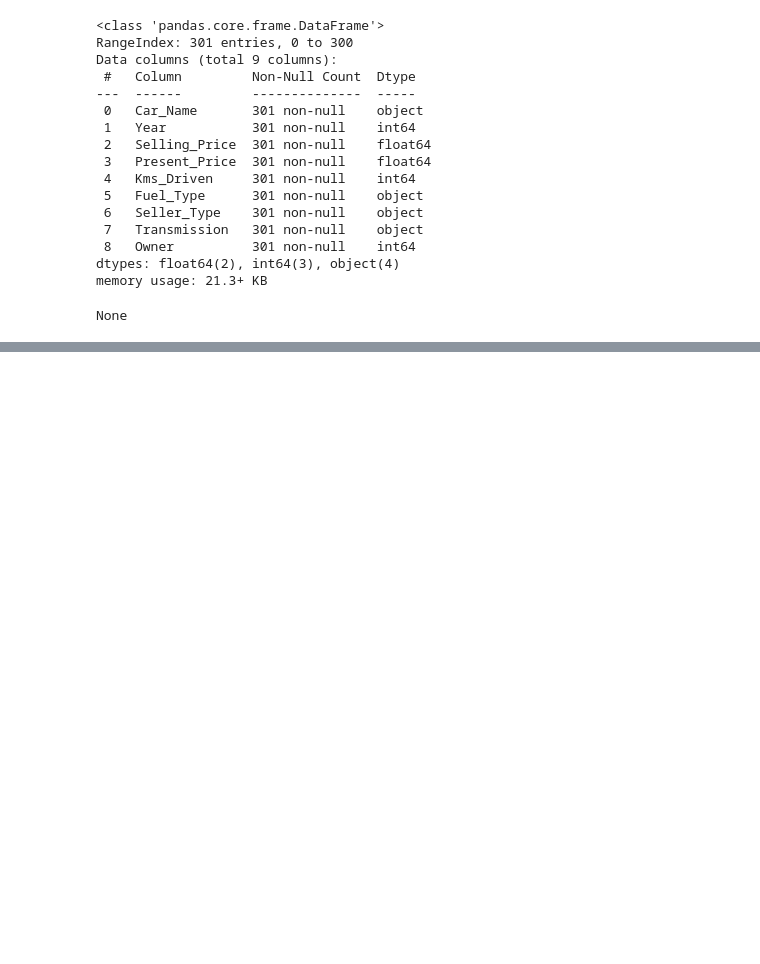
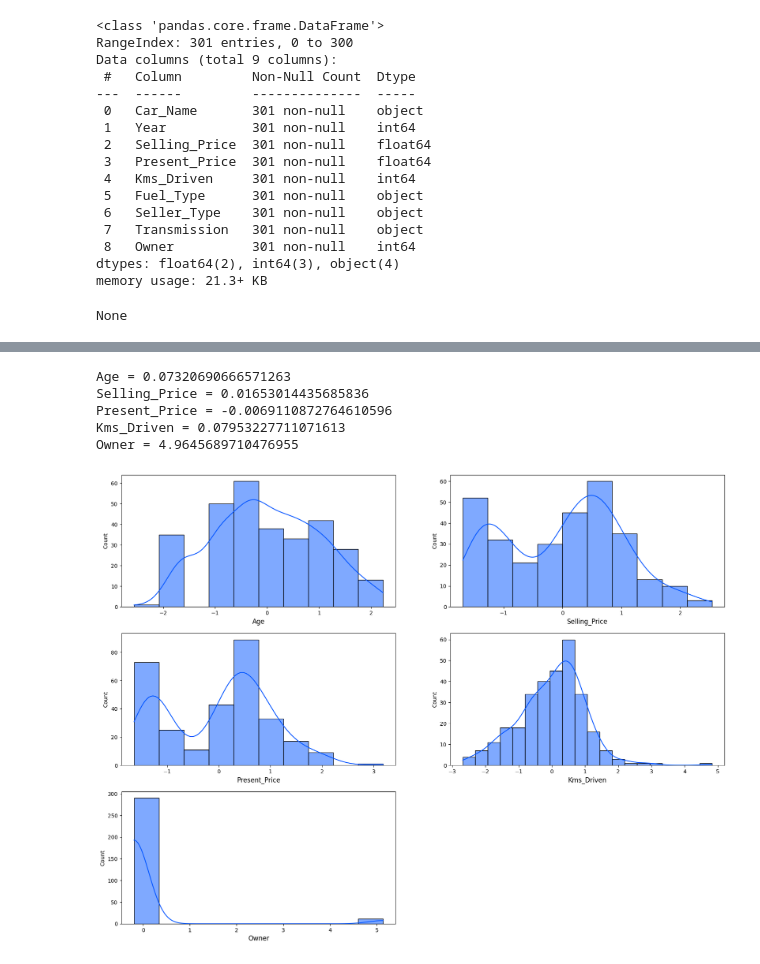
Before and after one commit to BeardedSeal77/Machine-Learning-101, a Jupyter notebook: Study Notebooks/02-Data Prep/2_Data_Prep.ipynb, the cells around one changed output, grey strips where cells are left out. Cells and saved outputs as stored; diff of their text form; code cells hidden in the pictures; blank space fills up the shorter version.

```diff
--- a/Study Notebooks/02-Data Prep/2_Data_Prep.ipynb
+++ b/Study Notebooks/02-Data Prep/2_Data_Prep.ipynb
@@ -83,0 +207,8 @@ display(df.describe())
+# %%
+# All the numeric data is right skewed.
+# if the skew level is > 1 then it is right skewed
+
+for col in numeric_data:
+    print(f'{col} = {df[col].skew()}')
+
+df[numeric_data].head()
@@ -83,0 +227,29 @@ display(df.describe())
+# %%
+# owner has "0" values so we need to use a transformer that can handle "0"
+
+# Use PowerTransformer to handle "0" values
+pt = PowerTransformer(method='yeo-johnson')
+
+# create a new dataframe to store the transformed data
+df_transformed = df.copy()
+df_transformed[numeric_data] = pt.fit_transform(df[numeric_data])
+
+# check the skewness of the transformed data
+for col in numeric_data:
+    print(f'{col} = {df_transformed[col].skew()}')
+
+# owner is still skewed
+
+# plot a histogram of the transformed data
+plt.figure(figsize=(20, 15))
+for i, col in enumerate(df_transformed[numeric_data].columns):
+    plt.subplot(3, 2, i+1)
+    sns.histplot(df_transformed[col], kde=True)
+    plt.xlabel(col, fontsize=12)
+# %% [output]
+Age = 0.07320690666571263
+Selling_Price = 0.01653014435685836
+Present_Price = -0.0069110872764610596
+Kms_Driven = 0.07953227711071613
+Owner = 4.9645689710476955
+[figure, added]
```
Also changed, not shown: parts of 30 cells of this notebook, 1 other file.
